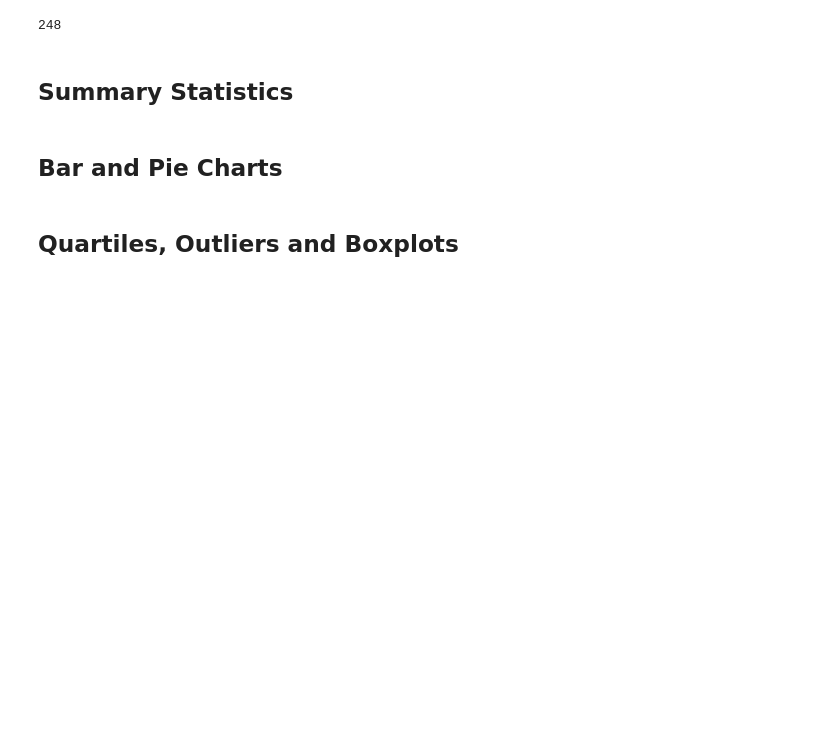
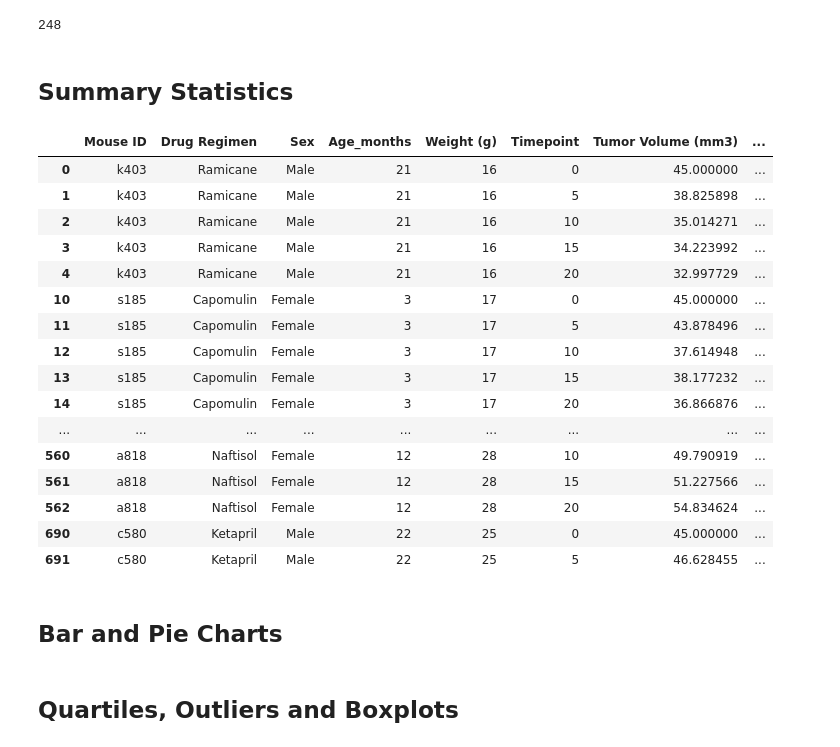
Before and after one commit to emmobley63/matplotlib-challenge, a Jupyter notebook: main.ipynb, the cells around one changed output. Cells and saved outputs as stored; diff of their text form; code cells hidden in the pictures; blank space fills up the shorter version.

```diff
--- a/main.ipynb
+++ b/main.ipynb
@@ -76,9 +76,30 @@ mice_pop
 # %%
 # Generate a summary statistics table of mean, median, variance, standard deviation, and SEM of the tumor volume for each regimen
 
 # Use groupby and summary statistical methods to calculate the following properties of each drug regimen:
 # mean, median, variance, standard deviation, and SEM of the tumor volume.
 # Assemble the resulting series into a single summary dataframe.
+
+df_reg = df_clean.groupby(["Drug Regimen"])
+df_reg.head()
+# %% [output]
+|  | Mouse ID | Drug Regimen | Sex | Age_months | Weight (g) | Timepoint | Tumor Volume (mm3) | ... |
+| 0 | k403 | Ramicane | Male | 21 | 16 | 0 | 45.000000 | ... |
+| 1 | k403 | Ramicane | Male | 21 | 16 | 5 | 38.825898 | ... |
+| 2 | k403 | Ramicane | Male | 21 | 16 | 10 | 35.014271 | ... |
+| 3 | k403 | Ramicane | Male | 21 | 16 | 15 | 34.223992 | ... |
+| 4 | k403 | Ramicane | Male | 21 | 16 | 20 | 32.997729 | ... |
+| 10 | s185 | Capomulin | Female | 3 | 17 | 0 | 45.000000 | ... |
+| 11 | s185 | Capomulin | Female | 3 | 17 | 5 | 43.878496 | ... |
+| 12 | s185 | Capomulin | Female | 3 | 17 | 10 | 37.614948 | ... |
+| 13 | s185 | Capomulin | Female | 3 | 17 | 15 | 38.177232 | ... |
+| 14 | s185 | Capomulin | Female | 3 | 17 | 20 | 36.866876 | ... |
+| ... | ... | ... | ... | ... | ... | ... | ... | ... |
+| 560 | a818 | Naftisol | Female | 12 | 28 | 10 | 49.790919 | ... |
+| 561 | a818 | Naftisol | Female | 12 | 28 | 15 | 51.227566 | ... |
+| 562 | a818 | Naftisol | Female | 12 | 28 | 20 | 54.834624 | ... |
+| 690 | c580 | Ketapril | Male | 22 | 25 | 0 | 45.000000 | ... |
+| 691 | c580 | Ketapril | Male | 22 | 25 | 5 | 46.628455 | ... |
 # %%
 # Generate a summary statistics table of mean, median, variance, standard deviation, and SEM of the tumor volume for each regimen
 
```
